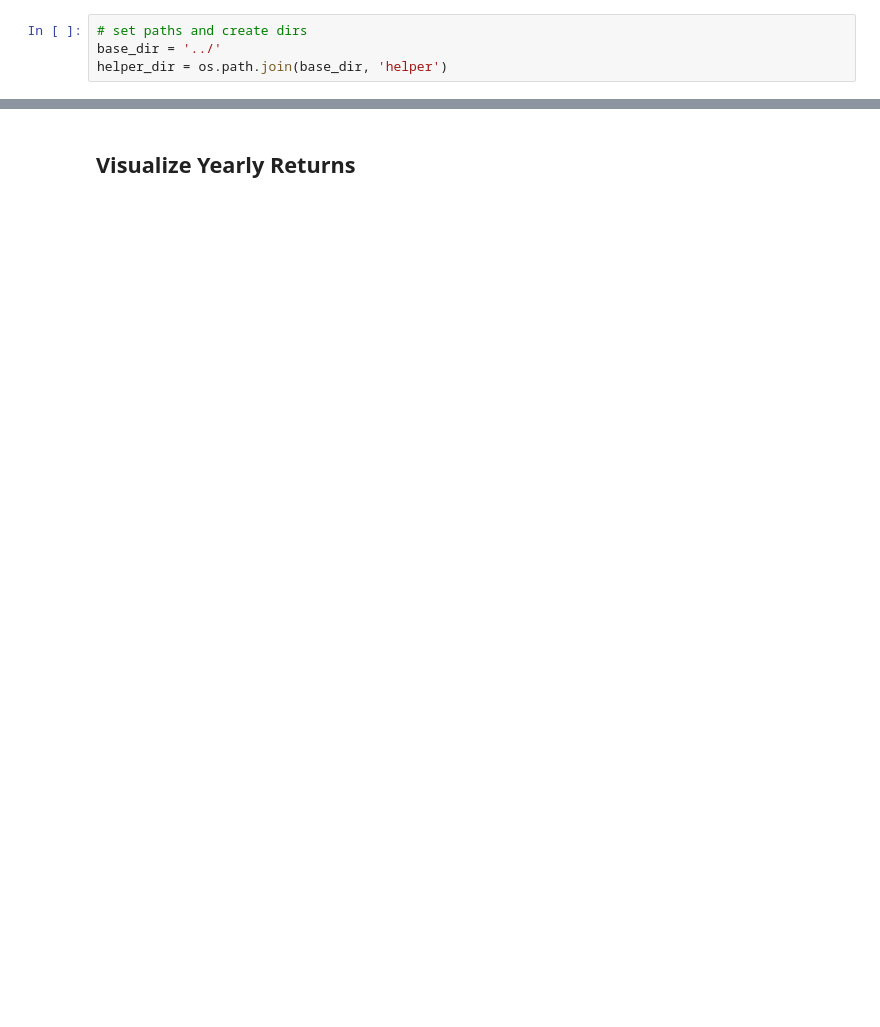
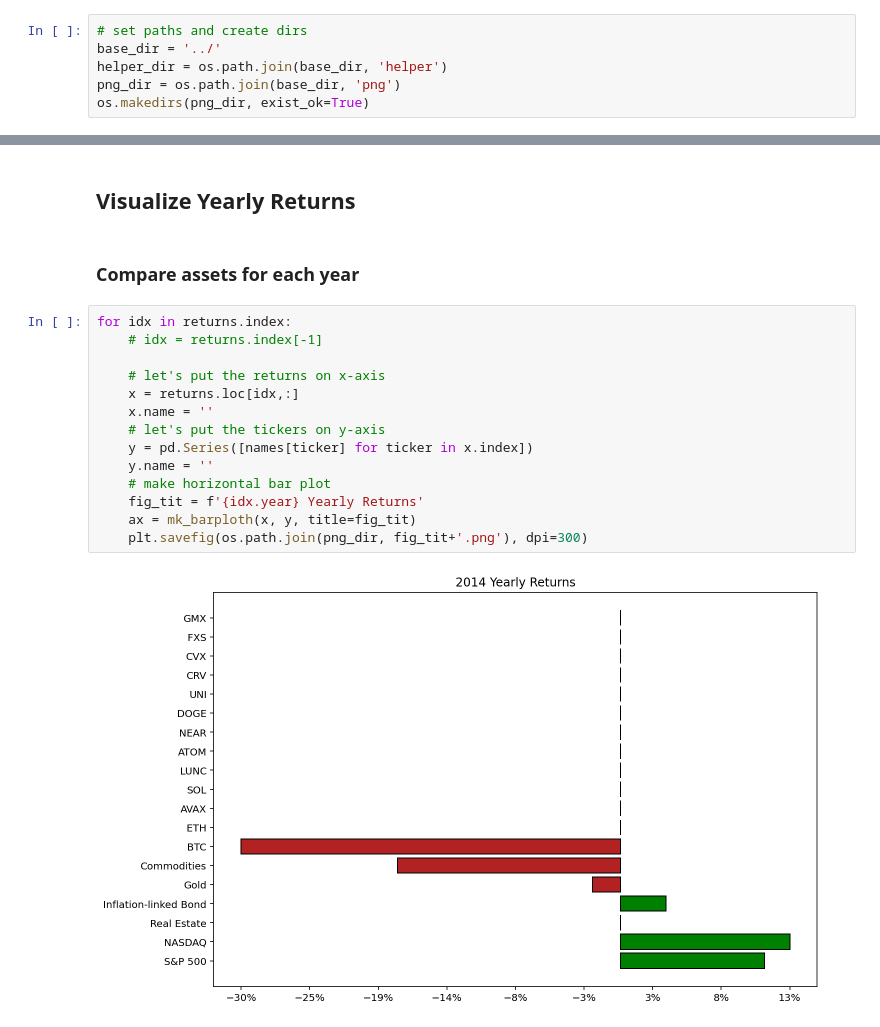
Before and after one commit to coindataschool/mixture, a Jupyter notebook: notebook/yearly_returns.ipynb, the cells around one changed output, grey strips where cells are left out. Cells and saved outputs as stored; diff of their text form; blank space fills up the shorter version.

```diff
--- a/notebook/yearly_returns.ipynb
+++ b/notebook/yearly_returns.ipynb
@@ -20,6 +19,8 @@ plt.rcParams['figure.figsize'] = (10, 6)
 # set paths and create dirs
 base_dir = '../'
 helper_dir = os.path.join(base_dir, 'helper')
+png_dir = os.path.join(base_dir, 'png')
+os.makedirs(png_dir, exist_ok=True)
 # %%
 # load helper functions
 %run {helper_dir}/plot.py
@@ -51,2 +54,20 @@ returns.head()
 # %% [markdown]
 ## Visualize Yearly Returns
+# %% [markdown]
+### Compare assets for each year
+# %%
+for idx in returns.index:
+    # idx = returns.index[-1]
+
+    # let's put the returns on x-axis
+    x = returns.loc[idx,:]
+    x.name = ''
+    # let's put the tickers on y-axis
+    y = pd.Series([names[ticker] for ticker in x.index])
+    y.name = ''
+    # make horizontal bar plot
+    fig_tit = f'{idx.year} Yearly Returns'
+    ax = mk_barploth(x, y, title=fig_tit)
+    plt.savefig(os.path.join(png_dir, fig_tit+'.png'), dpi=300)
+# %% [output]
+[figure, added]
```
Also changed, not shown: parts of 8 cells of this notebook, 10 other files.
